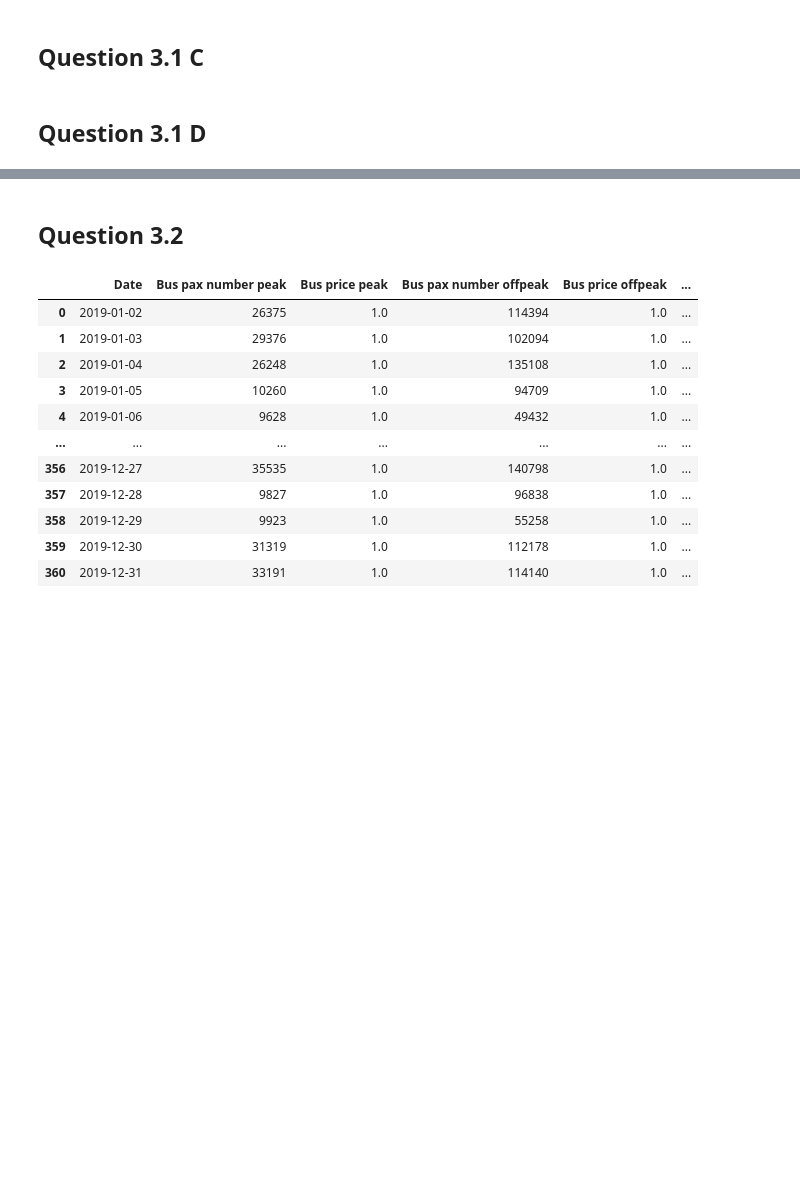
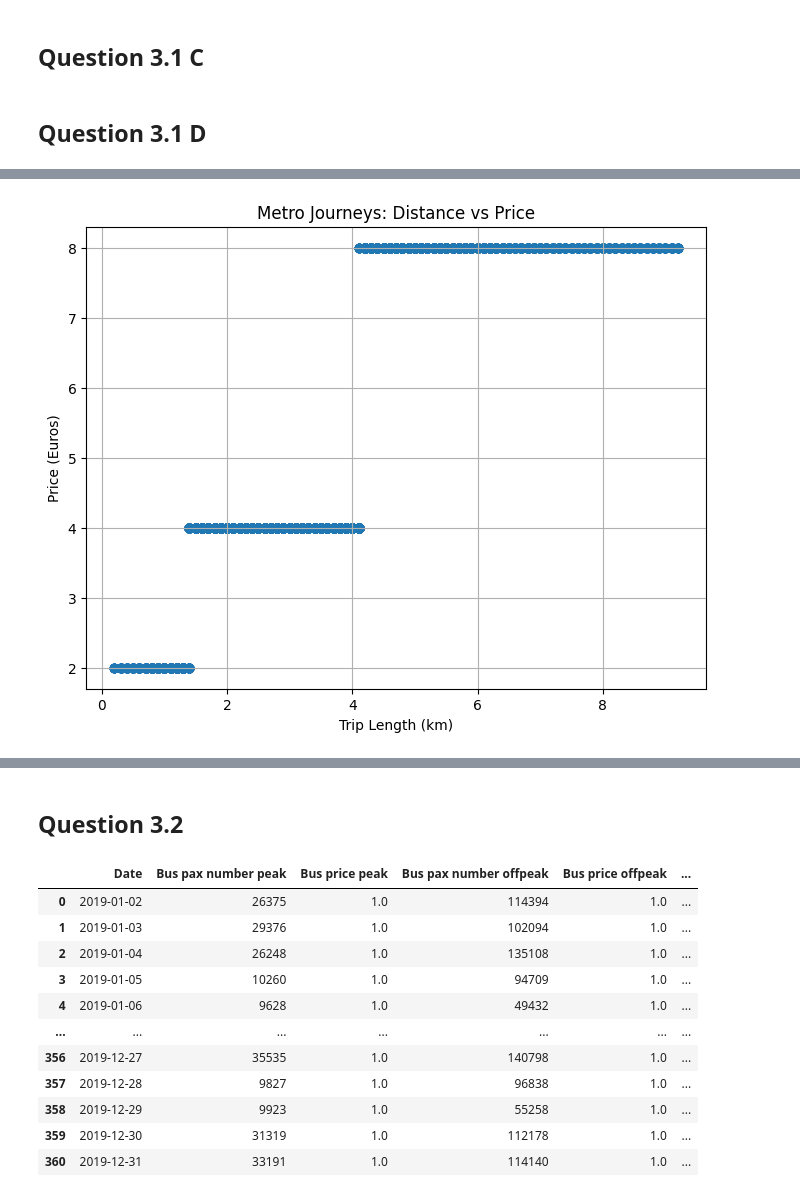
Before and after one commit to Dikshyant15/24157966_Small_Project, a Jupyter notebook: expirement.ipynb, the cells around one changed output, grey strips where cells are left out. Drawn from its saved outputs; the diff is of its cells as text; code cells hidden in the pictures; blank space fills up the shorter version.

```diff
--- a/expirement.ipynb
+++ b/expirement.ipynb
@@ -319,0 +344,16 @@ def plot_bar_avgpax_weekdays(data_2019, data_2022, X_spring, Y_summer, Z_autumn)
+# %%
+
+# Filter only Metro journeys
+metro_df = data_2022[data_2022["Mode"].str.lower() == "metro"]
+
+# Create scatter plot
+plt.figure(figsize=(8, 6))
+plt.scatter(metro_df["Distance"], metro_df["Price"])
+plt.xlabel("Trip Length (km)")
+plt.ylabel("Price (Euros)")
+plt.title("Metro Journeys: Distance vs Price")
+plt.grid(True)
+
+plt.show()
+# %% [output]
+[figure, added]
```
Also changed, not shown: parts of 10 cells of this notebook, 2 other files.
